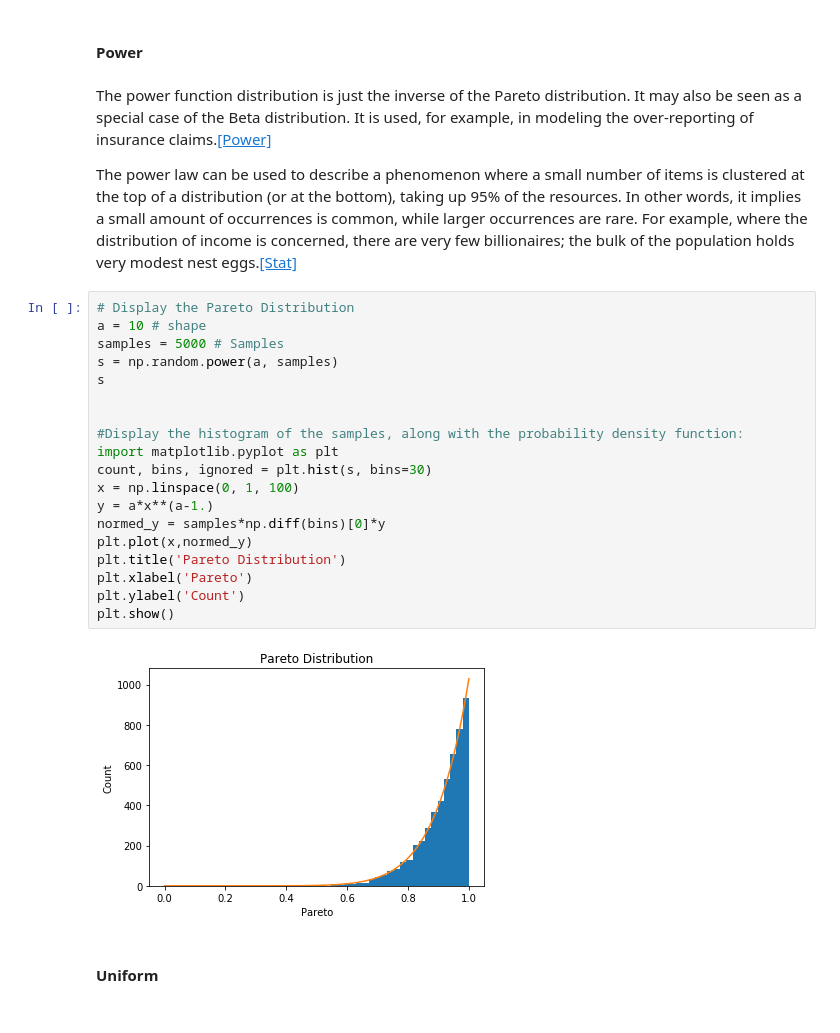
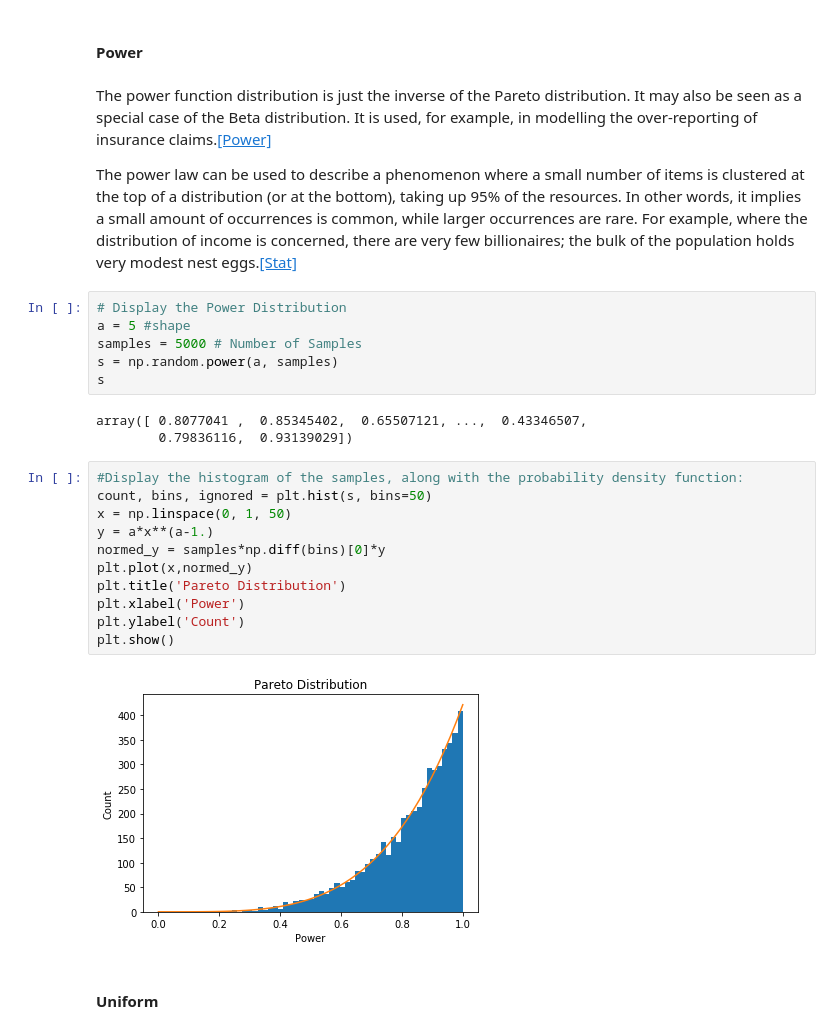
Before and after one commit to JohnADeady/Assignments-Programming-of-DA, a Jupyter notebook: Numpy.Random Package.ipynb, the cells around one changed output. Cells and saved outputs as stored; diff of their text form.

Commit message:
Power

```diff
--- a/Numpy.Random Package.ipynb
+++ b/Numpy.Random Package.ipynb
@@ -410,30 +428,31 @@ plt.show()
 # %% [markdown]
 #### Power
 # %% [markdown]
-The power function distribution is just the inverse of the Pareto distribution. It may also be seen as a special case of the Beta distribution. It is used, for example, in modeling the over-reporting of insurance claims.[[Power]](https://docs.scipy.org/doc/numpy-1.15.1/reference/generated/numpy.random.power.html#numpy.random.power)
+The power function distribution is just the inverse of the Pareto distribution. It may also be seen as a special case of the Beta distribution. It is used, for example, in modelling the over-reporting of insurance claims.[[Power]](https://docs.scipy.org/doc/numpy-1.15.1/reference/generated/numpy.random.power.html#numpy.random.power)
 
 The power law can be used to describe a phenomenon where a small number of items is clustered at the top of a distribution (or at the bottom), taking up 95% of the resources. In other words, it implies a small amount of occurrences is common, while larger occurrences are rare. For example, where the distribution of income is concerned, there are very few billionaires; the bulk of the population holds very modest nest eggs.[[Stat]](https://www.statisticshowto.datasciencecentral.com/power-law/)
+# %%
+# Display the Power Distribution
+a = 5 #shape
+samples = 5000 # Number of Samples
+s = np.random.power(a, samples)
+s
+# %% [output]
+array([ 0.8077041 ,  0.85345402,  0.65507121, ...,  0.43346507,
+        0.79836116,  0.93139029])
 # %%
-# Display the Pareto Distribution
-a = 10 # shape
-samples = 5000 # Samples
-s = np.random.power(a, samples)
-s
-
-
 #Display the histogram of the samples, along with the probability density function:
-import matplotlib.pyplot as plt
-count, bins, ignored = plt.hist(s, bins=30)
-x = np.linspace(0, 1, 100)
+count, bins, ignored = plt.hist(s, bins=50)
+x = np.linspace(0, 1, 50)
 y = a*x**(a-1.)
 normed_y = samples*np.diff(bins)[0]*y
 plt.plot(x,normed_y)
 plt.title('Pareto Distribution')
-plt.xlabel('Pareto')
+plt.xlabel('Power')
 plt.ylabel('Count')
 plt.show()
 # %% [output]
-[figure, old version]
+[figure, new version]
 # %% [markdown]
 #### Uniform
 # %% [markdown]
```
Also changed, not shown: parts of 24 cells of this notebook.
